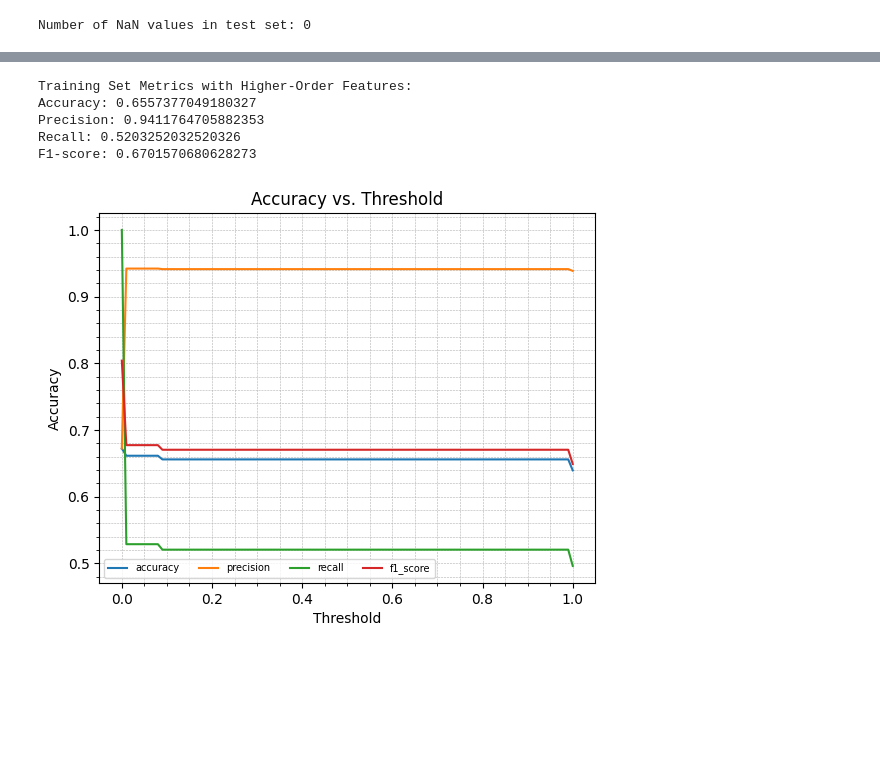
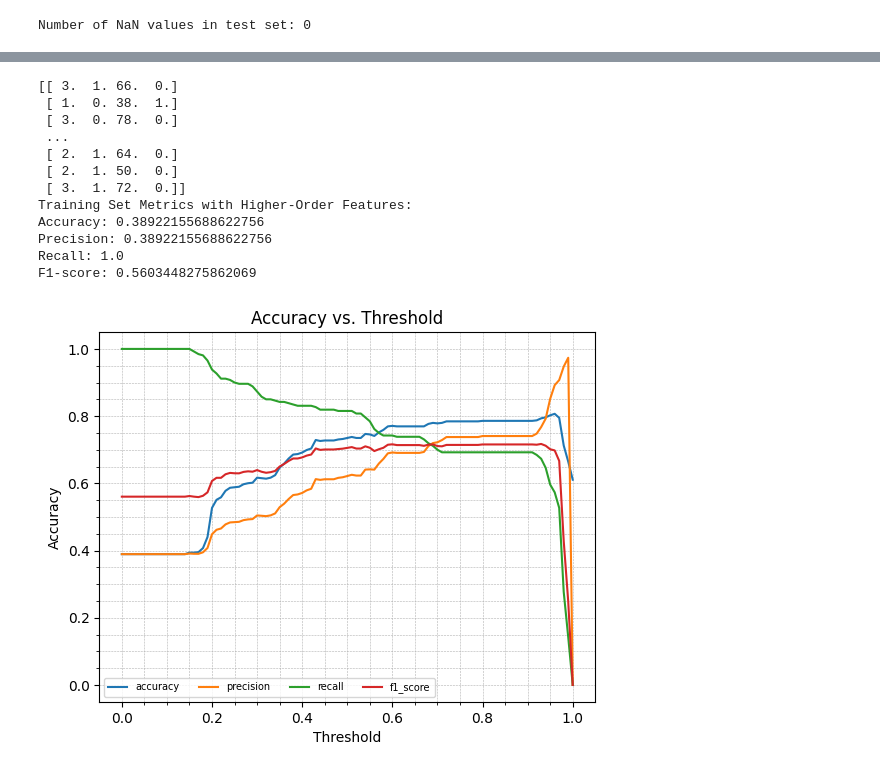
Before and after one commit to napassorn29/PatternRecognition, a Jupyter notebook: HW1_Clustering_Regression/Clustering_Regression.ipynb, the cells around one changed output, grey strips where cells are left out. Drawn from its saved outputs; the diff is of its cells as text; code cells hidden in the pictures; blank space fills up the shorter version.

```diff
--- a/HW1_Clustering_Regression/Clustering_Regression.ipynb
+++ b/HW1_Clustering_Regression/Clustering_Regression.ipynb
@@ -359,0 +354,3 @@ test.head()
+# %%
+df["Sex"] = df["Sex"].fillna(df["Sex"].mode()[0])
+df.tail()
@@ -359,0 +364,16 @@ test.head()
+# %%
+ratio = 0.75
+
+total_rows = df.shape[0]
+train_size = int(total_rows*ratio)
+
+# Split data into test and train
+train = df[0:train_size]
+test = df[train_size:]
+
+print("Train dataframe")
+print(train)
+
+# print test set
+print("Test dataframe")
+print(test)
@@ -426,6 +478,6 @@ print(x_test.shape)
 # %%
-model = Regression('logistic',0.0055,50000)
+model = Regression('logistic',0.0012,50000)
 model.fit(x_train, y_train)
 
-print(model.cost_history)
+print(model.MSE_history)
 # %% [output]
@@ -492,21 +544,15 @@ plt.show()
 # %%
-def add_higher_order_features(X):
-    X_new = X.copy()
-    num_samples, num_features = X.shape
-    for i in range(num_features):
-        for j in range(i, num_features):  # Include combinations of features
-            new_feature = X[:, i] * X[:, j]
-            X_new = np.column_stack((X_new, new_feature))
-    return X_new
-
-X_train_higher_order = add_higher_order_features(x_train)
+x_train_copy = x_train.copy()
+high_column = x_train_copy[:, 2] * x_train_copy[:, 0]
+x_train_copy[:, 2] = np.round(high_column, 2)
+print(x_train_copy)
 
 # Instantiate and train the model with higher-order features
 model_higher_order = Regression('logistic',0.0055,50000)
-model_higher_order.fit(X_train_higher_order, y_train)
+model_higher_order.fit(x_train_copy, y_train)
 
 # Predictions on training set with higher-order features
-_, train_predictions_higher_order, _ = model_higher_order.predict(X_train_higher_order,0.1)
+_, train_predictions_higher_order, _ = model_higher_order.predict(x_train_copy,0.1)
 
 # Calculate accuracy, precision, recall, and F1-score on the training set with higher-order features
 accuracy_train_higher_order = Accuracy(y_train, train_predictions_higher_order).accuracy()
@@ -520,41 +566,48 @@ print("Precision:", precision_train_higher_order)
 print("Recall:", recall_train_higher_order)
 print("F1-score:", f1_score_train_higher_order)
 # %% [output]
+[[ 3.  1. 66.  0.]
+ [ 1.  0. 38.  1.]
+ [ 3.  0. 78.  0.]
+ ...
+ [ 2.  1. 64.  0.]
+ [ 2.  1. 50.  0.]
+ [ 3.  1. 72.  0.]]
 Training Set Metrics with Higher-Order Features:
-Accuracy: 0.6557377049180327
-Precision: 0.9411764705882353
-Recall: 0.5203252032520326
-F1-score: 0.6701570680628273
+Accuracy: 0.38922155688622756
+Precision: 0.38922155688622756
+Recall: 1.0
+F1-score: 0.5603448275862069
 # %%
 accuracy_high = []
 precision_high = []
 recall_high = []
 f1_score_high = []
 
 thresholds = np.arange(0, 1.01, 0.01)  # Vary threshold from 0 to 1 in steps of 0.01
 
 for threshold in thresholds:
-    _, train_predictions_higher_order, _ = model_higher_order.predict(X_train_higher_order, threshold)
+    _, train_predictions_higher_order, _ = model_higher_order.predict(x_train_copy, threshold)
     Accuracy_model_high = Accuracy(y_train, train_predictions_higher_order)
     accuracy_high.append(round(Accuracy_model_high.accuracy(), 4))
     precision_high.append(round(Accuracy_model_high.precision(), 4))
     recall_high.append(round(Accuracy_model_high.recall(), 4))
     f1_score_high.append(round(Accuracy_model_high.f1_score(), 4))
 
 plt.plot(thresholds, accuracy_high, label="accuracy")
 plt.plot(thresholds, precision_high, label="precision")
 plt.plot(thresholds, recall_high, label="recall")
 plt.plot(thresholds, f1_score_high, label="f1_score")
 plt.xlabel('Threshold')
 plt.ylabel('Accuracy')
 plt.grid(True, linestyle='--', linewidth=0.4, which='both')
 plt.minorticks_on()
 plt.grid(True, linestyle='--', linewidth=0.4, which='minor')
 plt.title('Accuracy vs. Threshold')
 leg = plt.legend(loc='lower left', fontsize=7, ncol=4)
 plt.show()
 # %% [output]
-[figure, old version]
+[figure, new version]
 # %%
 x_train2 = np.array(train[["Sex","Age"]].values, dtype = float)
 print(x_train2)
```
Also changed, not shown: parts of 33 cells of this notebook, 9 other files.
